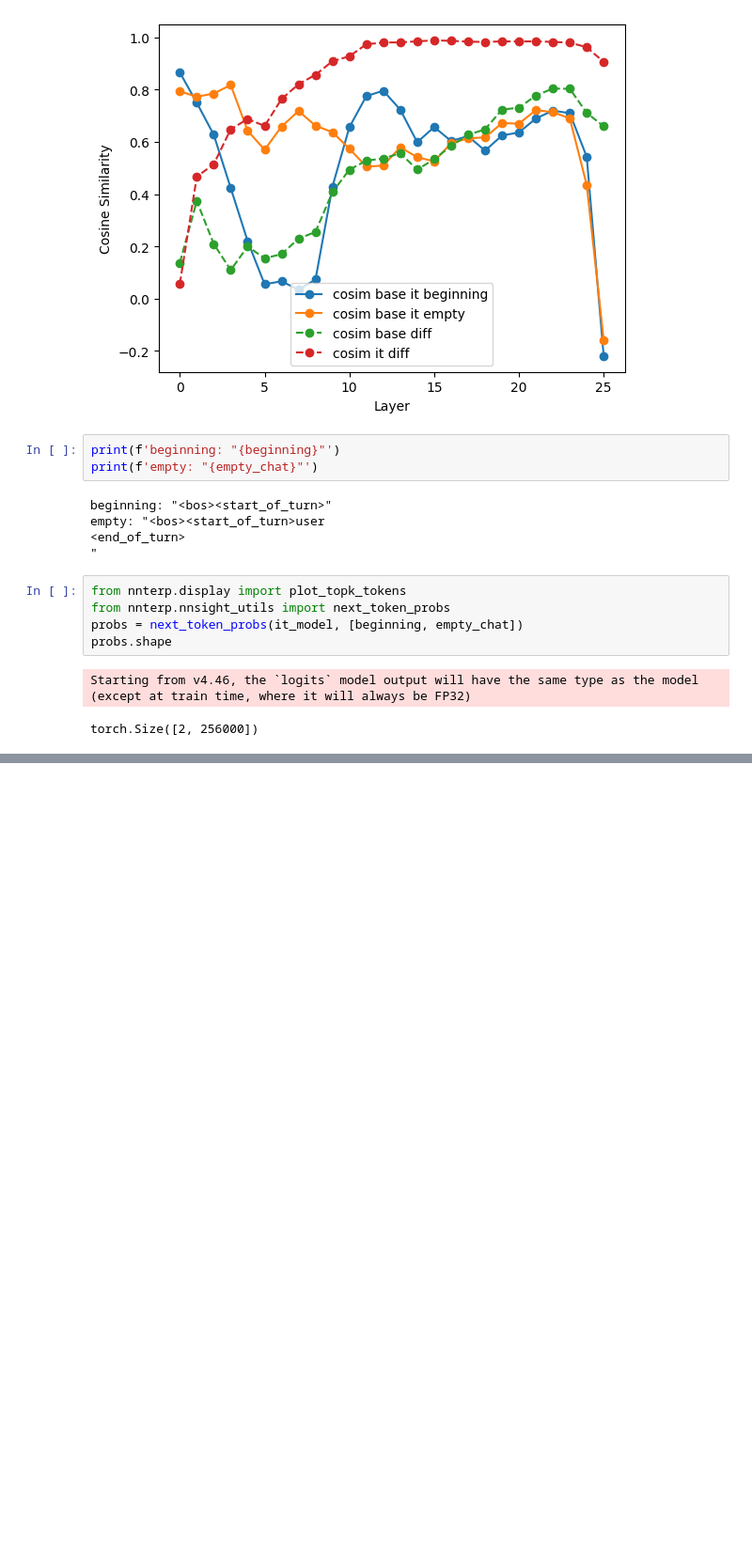
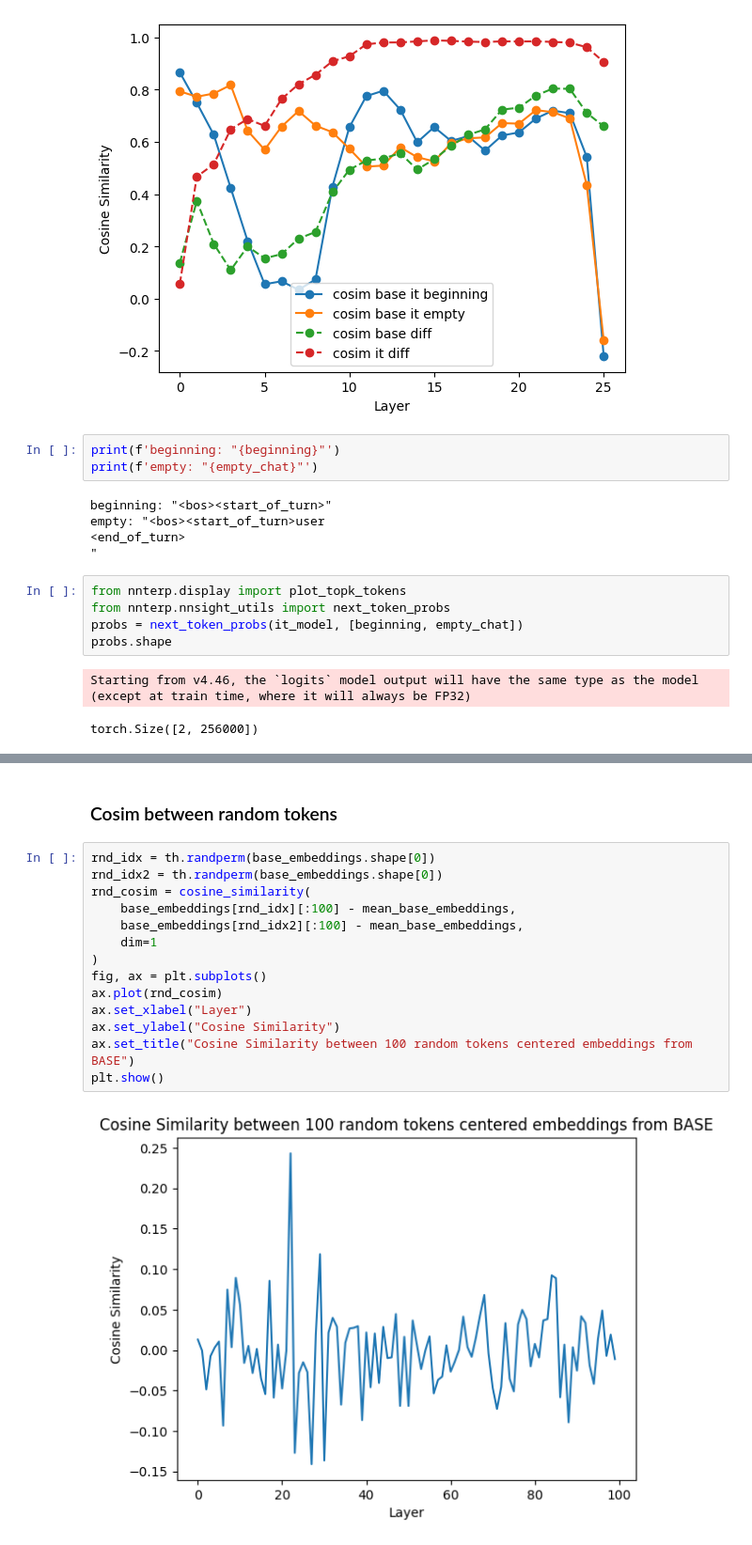
Before and after one commit to science-of-finetuning/sparsity-artifacts-crosscoders, a Jupyter notebook: notebooks/concept_diff.ipynb, the cells around one changed output, grey strips where cells are left out. Shown at 94% size. Saved outputs shown, nothing was run; the diff lists cells and outputs as text; blank space fills up the shorter version.

```diff
--- a/concept_diff.ipynb
+++ b/notebooks/concept_diff.ipynb
@@ -287,0 +347,18 @@ Path("test.html").suffix
+# %% [markdown]
+### Cosim between random tokens
+# %%
+rnd_idx = th.randperm(base_embeddings.shape[0])
+rnd_idx2 = th.randperm(base_embeddings.shape[0])
+rnd_cosim = cosine_similarity(
+    base_embeddings[rnd_idx][:100] - mean_base_embeddings,
+    base_embeddings[rnd_idx2][:100] - mean_base_embeddings,
+    dim=1
+)
+fig, ax = plt.subplots()
+ax.plot(rnd_cosim)
+ax.set_xlabel("Layer")
+ax.set_ylabel("Cosine Similarity")
+ax.set_title("Cosine Similarity between 100 random tokens centered embeddings from BASE")
+plt.show()
+# %% [output]
+[figure, added]
```
Also changed, not shown: parts of 22 cells of this notebook.
